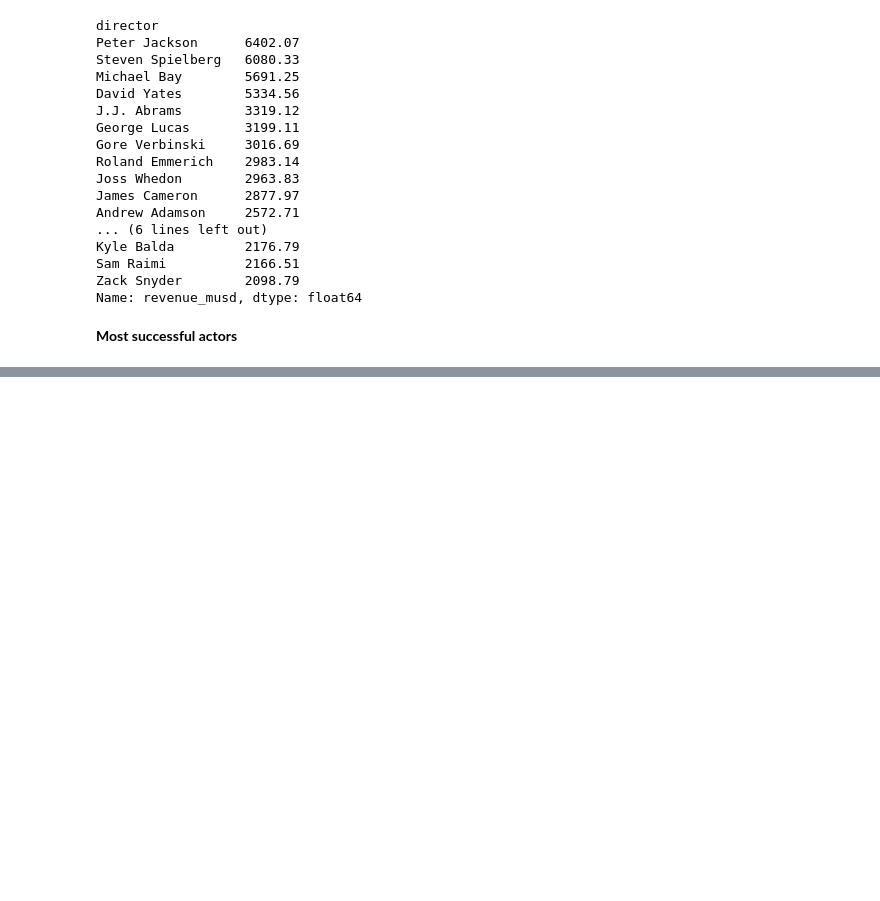
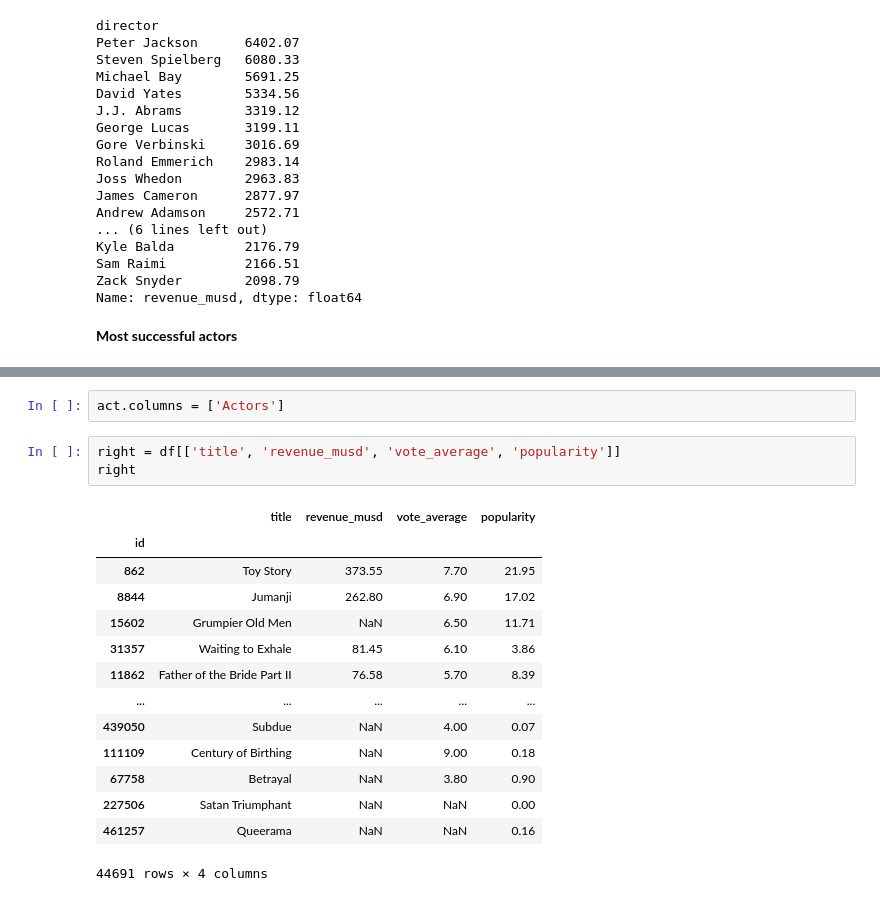
Before and after one commit to RochaErik/DS-MoviesProject, a Jupyter notebook: DS-MoviesProject.ipynb, the cells around one changed output, grey strips where cells are left out. Drawn from its saved outputs; the diff is of its cells as text; blank space fills up the shorter version.

```diff
--- a/DS-MoviesProject.ipynb
+++ b/DS-MoviesProject.ipynb
@@ -1024,0 +1129,20 @@ Name: revenue_musd, dtype: float64
+# %%
+act.columns = ['Actors']
+# %%
+right = df[['title', 'revenue_musd', 'vote_average', 'popularity']]
+right
+# %% [output]
+|  | title | revenue_musd | vote_average | popularity |
+| id |  |  |  |  |
+| 862 | Toy Story | 373.55 | 7.70 | 21.95 |
+| 8844 | Jumanji | 262.80 | 6.90 | 17.02 |
+| 15602 | Grumpier Old Men | NaN | 6.50 | 11.71 |
+| 31357 | Waiting to Exhale | 81.45 | 6.10 | 3.86 |
+| 11862 | Father of the Bride Part II | 76.58 | 5.70 | 8.39 |
+| ... | ... | ... | ... | ... |
+| 439050 | Subdue | NaN | 4.00 | 0.07 |
+| 111109 | Century of Birthing | NaN | 9.00 | 0.18 |
+| 67758 | Betrayal | NaN | 3.80 | 0.90 |
+| 227506 | Satan Triumphant | NaN | NaN | 0.00 |
+| 461257 | Queerama | NaN | NaN | 0.16 |
+44691 rows × 4 columns
```
Also changed, not shown: parts of 11 cells of this notebook.
